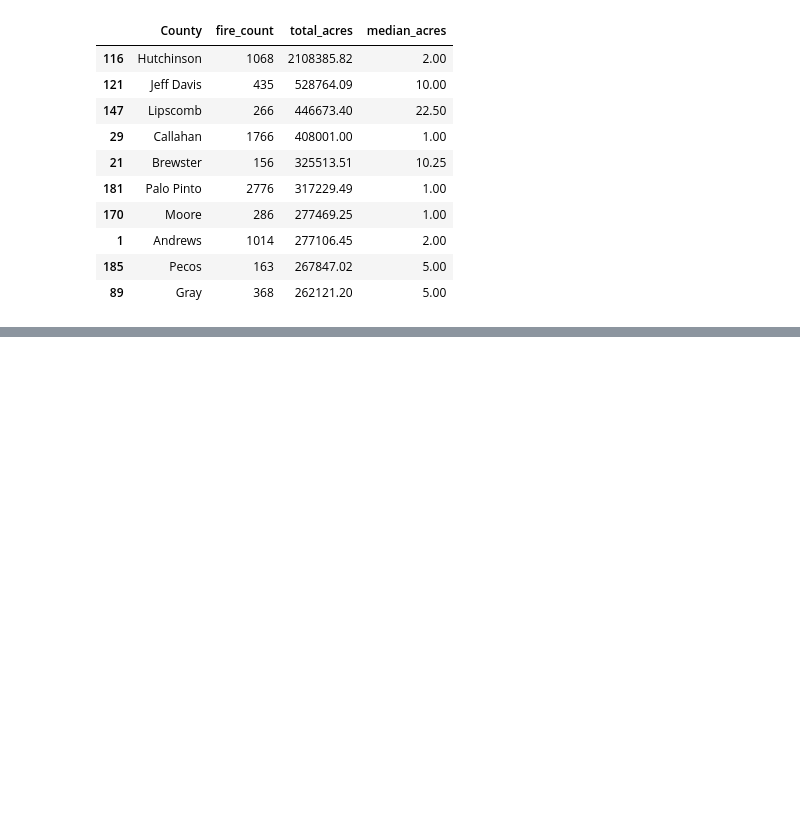
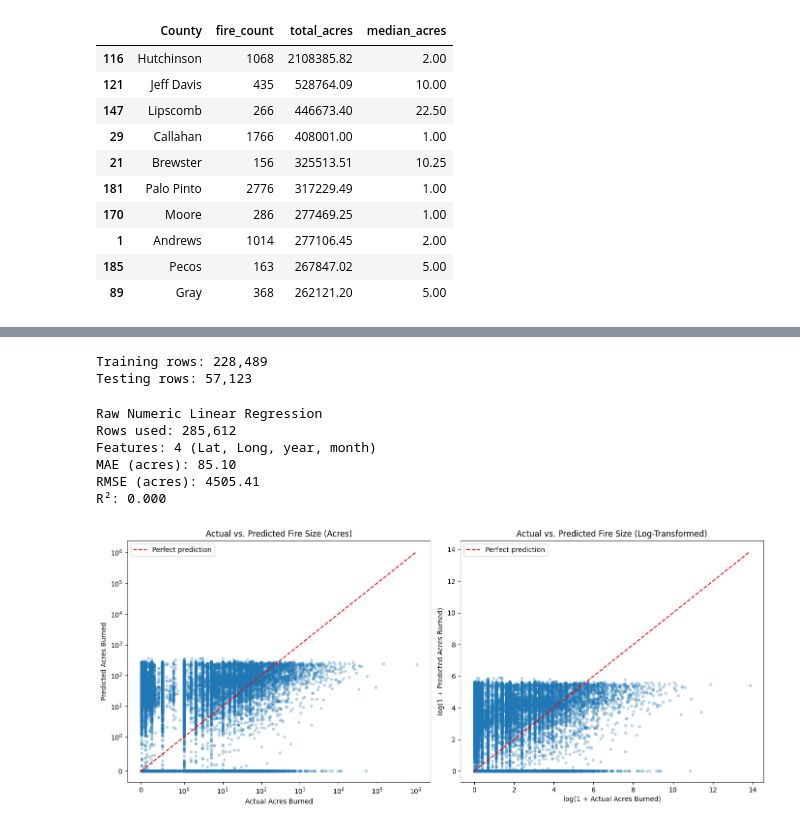
Before and after one commit to HAP-15/Data-Science-Capstone-Project-Wildfire-Prediction, a Jupyter notebook: EDA_work.ipynb, the cells around one changed output, grey strips where cells are left out. Cells and saved outputs as stored; diff of their text form; code cells hidden in the pictures; blank space fills up the shorter version.

Commit message:
Added markdowns and baseline model

```diff
--- a/EDA_work.ipynb
+++ b/EDA_work.ipynb
@@ -752,0 +525,70 @@ plt.show()
+# %%
+split_at = int(len(raw_data) * 0.8)
+train = raw_data.iloc[:split_at]
+test = raw_data.iloc[split_at:]
+
+X_train = train[features]
+y_train = train[target]
+X_test = test[features]
+y_test = test[target]
+
+print(f"Training rows: {len(train):,}")
+print(f"Testing rows: {len(test):,}")
+# %% [output]
+Training rows: 228,489
+Testing rows: 57,123
+# %%
+raw_model = Pipeline([
+    ("scale", StandardScaler()),
+    ("regression", LinearRegression())
+])
+
+raw_model.fit(X_train, y_train)
+predictions = np.maximum(raw_model.predict(X_test), 0)
+# %%
+print("Raw Numeric Linear Regression")
+print(f"Rows used: {len(raw_data):,}")
+print(f"Features: {len(features)} ({', '.join(features)})")
+print(f"MAE (acres): {mean_absolute_error(y_test, predictions):.2f}")
+print(f"RMSE (acres): {np.sqrt(mean_squared_error(y_test, predictions)):.2f}")
+print(f"R²: {r2_score(y_test, predictions):.3f}")
+# %% [output]
+Raw Numeric Linear Regression
+Rows used: 285,612
+Features: 4 (Lat, Long, year, month)
+MAE (acres): 85.10
+RMSE (acres): 4505.41
+R²: 0.000
+# %%
+actual = np.asarray(y_test)
+predicted = np.asarray(predictions)
+
+fig, axes = plt.subplots(1, 2, figsize=(14, 6))
+
+# Raw acres, with a log-scaled axis to fit the full range
+max_acres = max(actual.max(), predicted.max(), 1)
+axes[0].scatter(actual, predicted, alpha=0.25, s=12)
+axes[0].plot([0, max_acres], [0, max_acres], "r--", label="Perfect prediction")
+axes[0].set_xscale("symlog", linthresh=1)
+axes[0].set_yscale("symlog", linthresh=1)
+axes[0].set_xlabel("Actual Acres Burned")
+axes[0].set_ylabel("Predicted Acres Burned")
+axes[0].set_title("Actual vs. Predicted Fire Size (Acres)")
+axes[0].legend()
+
+# Log-transformed values; transform is for display only
+actual_log = np.log1p(actual)
+predicted_log = np.log1p(predicted)
+max_log = max(actual_log.max(), predicted_log.max(), 1)
+
+axes[1].scatter(actual_log, predicted_log, alpha=0.25, s=12)
+axes[1].plot([0, max_log], [0, max_log], "r--", label="Perfect prediction")
+axes[1].set_xlabel("log(1 + Actual Acres Burned)")
+axes[1].set_ylabel("log(1 + Predicted Acres Burned)")
+axes[1].set_title("Actual vs. Predicted Fire Size (Log-Transformed)")
+axes[1].legend()
+
+plt.tight_layout()
+plt.show()
+# %% [output]
+[figure, added]
```
Also changed, not shown: parts of 23 cells of this notebook.
